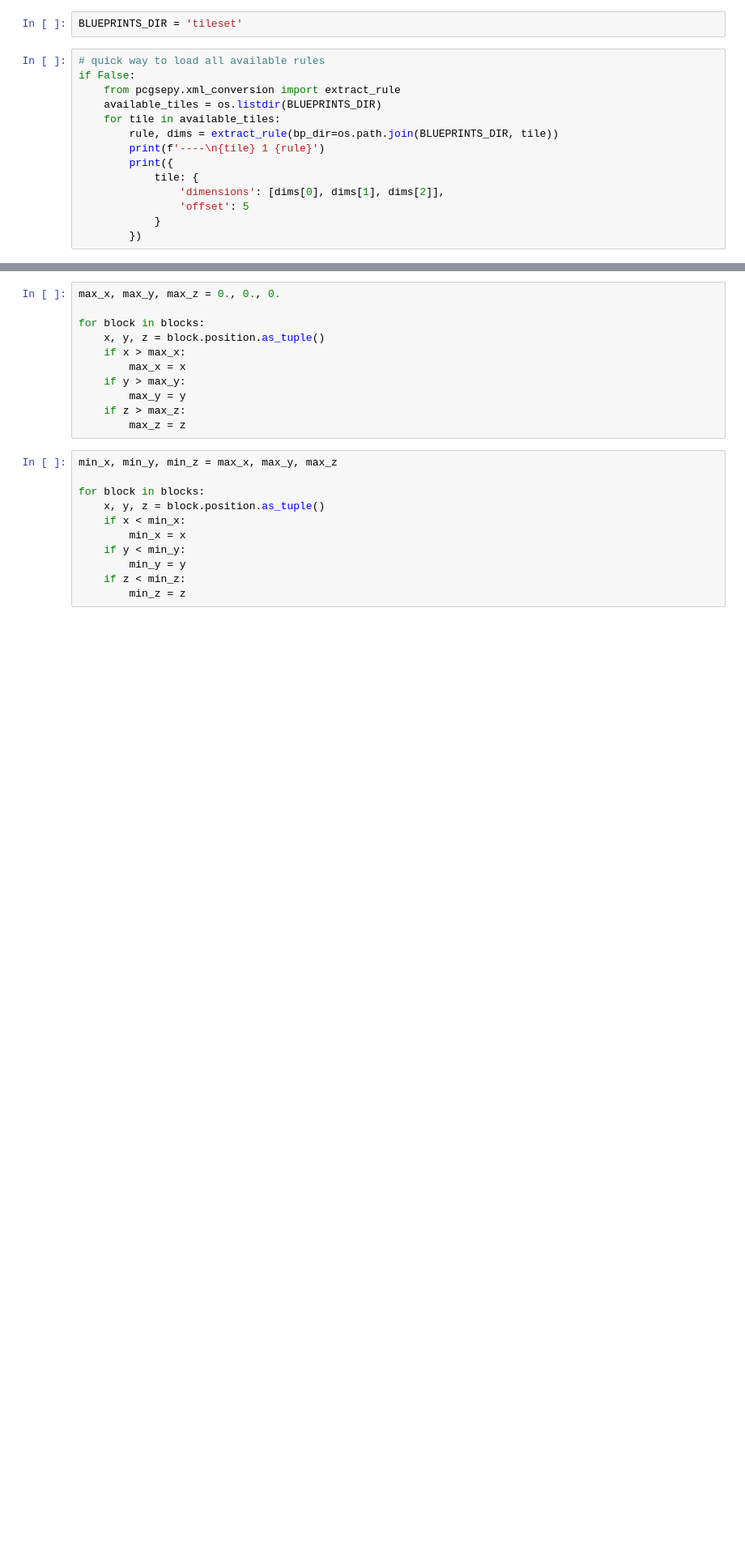
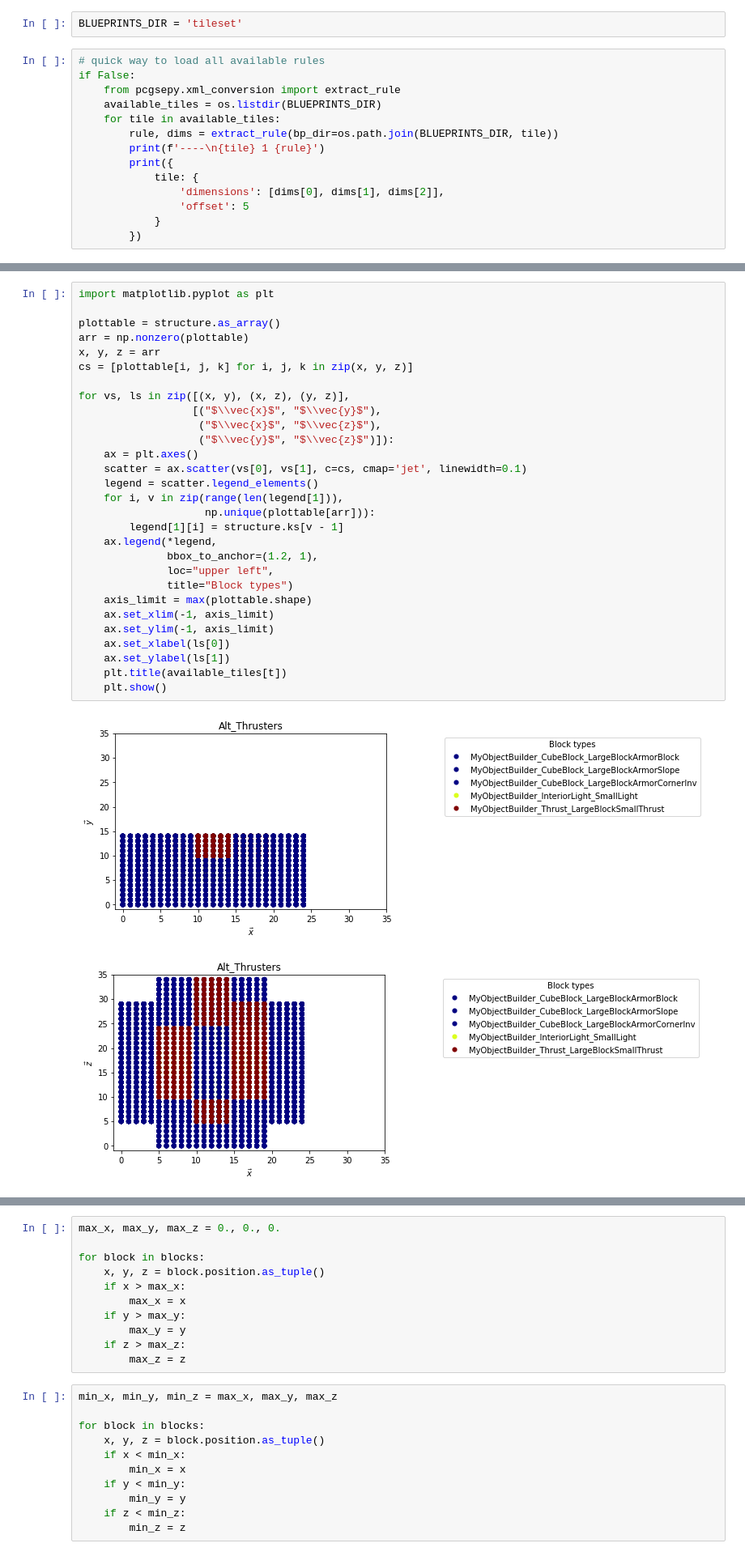
Before and after one commit to arayabrain/space-engineers-ai-spaceship-generator, a Jupyter notebook: l-system/rules-extractor.ipynb, the cells around one changed output, grey strips where cells are left out. Shown at 81% size. Drawn from its saved outputs; the diff is of its cells as text; blank space fills up the shorter version.

Commit message:
Update block definitions
Update blocks to include proper dimensions and mass

```diff
--- a/l-system/rules-extractor.ipynb
+++ b/l-system/rules-extractor.ipynb
@@ -68,0 +69,32 @@ blocks = structure.get_all_blocks()
+# %%
+import matplotlib.pyplot as plt
+
+plottable = structure.as_array()
+arr = np.nonzero(plottable)
+x, y, z = arr
+cs = [plottable[i, j, k] for i, j, k in zip(x, y, z)]
+
+for vs, ls in zip([(x, y), (x, z), (y, z)],
+                  [("$\\vec{x}$", "$\\vec{y}$"),
+                   ("$\\vec{x}$", "$\\vec{z}$"),
+                   ("$\\vec{y}$", "$\\vec{z}$")]):
+    ax = plt.axes()
+    scatter = ax.scatter(vs[0], vs[1], c=cs, cmap='jet', linewidth=0.1)
+    legend = scatter.legend_elements()
+    for i, v in zip(range(len(legend[1])),
+                    np.unique(plottable[arr])):
+        legend[1][i] = structure.ks[v - 1]
+    ax.legend(*legend,
+              bbox_to_anchor=(1.2, 1),
+              loc="upper left",
+              title="Block types")
+    axis_limit = max(plottable.shape)
+    ax.set_xlim(-1, axis_limit)
+    ax.set_ylim(-1, axis_limit)
+    ax.set_xlabel(ls[0])
+    ax.set_ylabel(ls[1])
+    plt.title(available_tiles[t])
+    plt.show()
+# %% [output]
+[figure, added]
+[figure, added]
```
Also changed, not shown: parts of 7 cells of this notebook, 2 other files.
